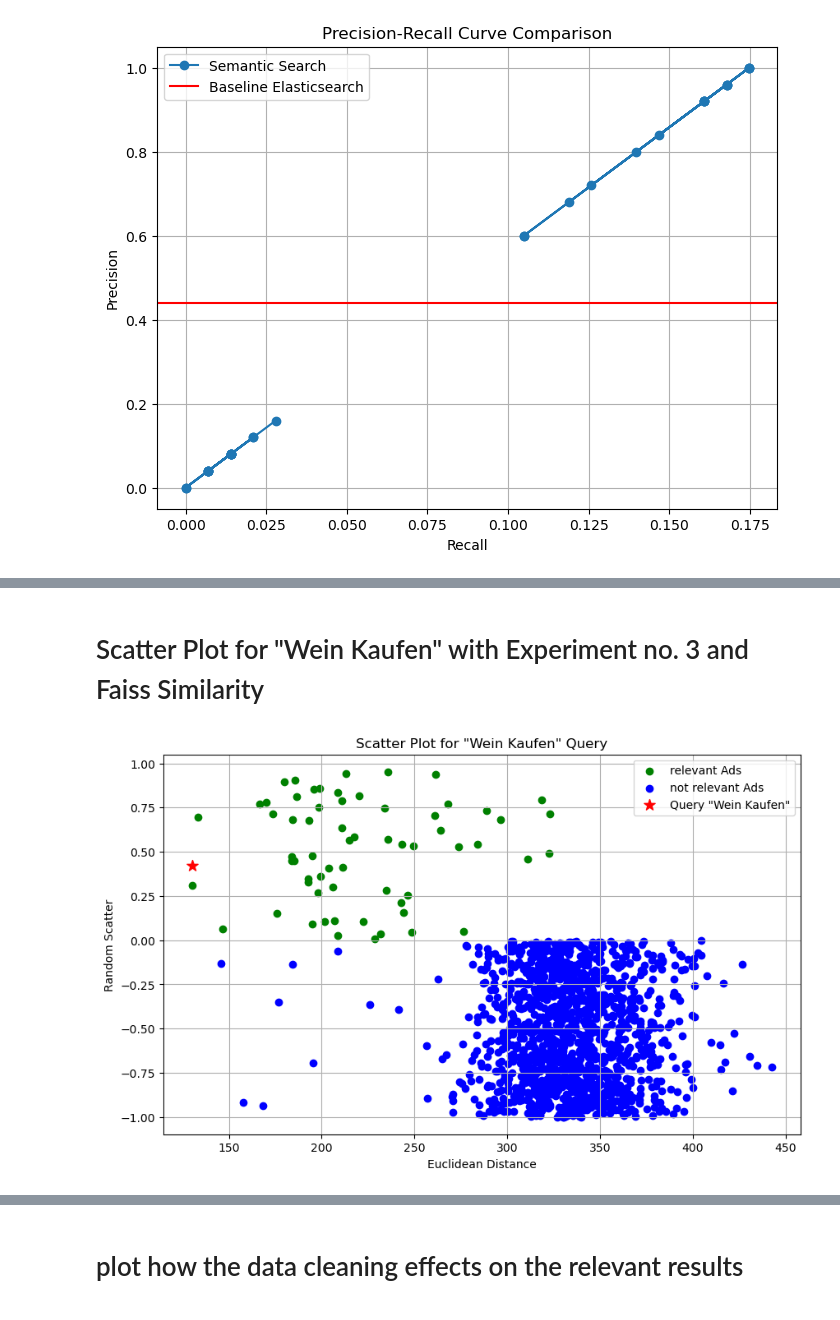
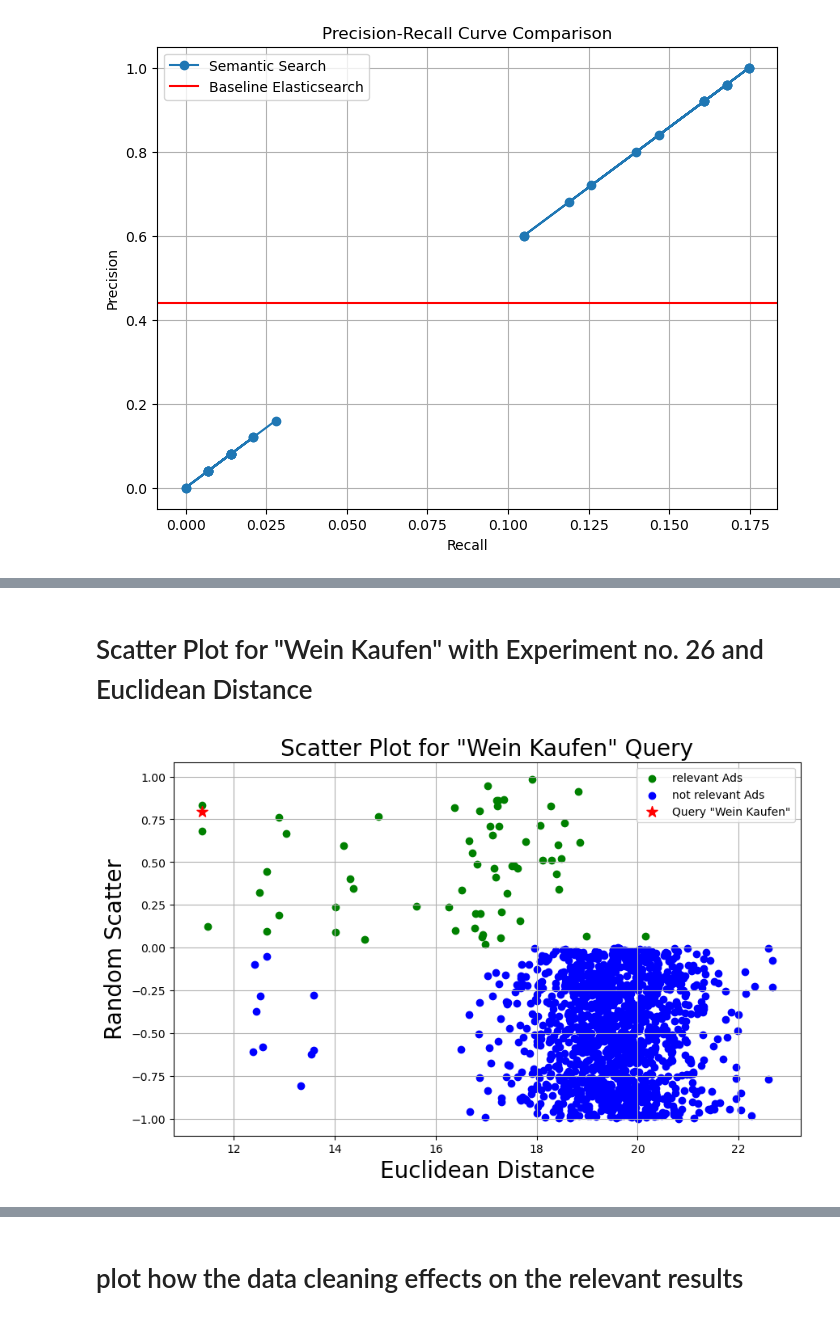
Before and after one commit to rihabalyasiri/semantic_search_on_search_engine, a Jupyter notebook: analysis.ipynb, the cells around one changed output, grey strips where cells are left out. Cells and saved outputs as stored; diff of their text form; code cells hidden in the pictures.

```diff
--- a/analysis.ipynb
+++ b/analysis.ipynb
@@ -804,7 +804,7 @@ import json
 import pandas as pd
 
 # Path to your JSON file
-file_path = './results/wein_kaufen/top_1425/Experiment_cos_sim_1.json'
+file_path = './data/Experiment_25_cosine_similarity.json'
 
 # Load JSON data from file
 with open(file_path, 'r') as file:
@@ -870,0 +860,34 @@ plt1.grid(True)
+# %%
+import matplotlib.pyplot as plt1
+import random
+
+
+# Extracting data for the plot
+x_values = []  # This will store cosine similarity values
+y_values = []  # This will store random values for scattering
+colors = []    # This will store color values
+
+max_similarity = 0
+
+for obj in data1:
+    cosine_similarity = obj.get('similarity', 0)
+    wein_kaufen = obj['wein_kaufen']
+    max_similarity = max(max_similarity, cosine_similarity)
+    x_values.append(cosine_similarity)
+    y_values.append(random.uniform(0, 1) if wein_kaufen else random.uniform(-1, 0))  # Random values for true/false
+    colors.append('green' if wein_kaufen else 'blue')  # Yellow for "wein_kaufen" = true, blue for false
+
+# Add the specific query with a large red circle
+x_query = [max_similarity]  # Maximum similarity value
+y_query = [random.uniform(0, 1)]
+
+# Creating the scatter plot
+plt1.figure(figsize=(10, 6))
+plt1.scatter(x_values, y_values, c=colors, label='relevant Ads')
+plt1.scatter(x_query, y_query, c='red', s=100, label='Query "wein kaufen"')  # Larger red circle for the specific query
+plt1.xlabel('Cosine Similarity', fontsize=20)
+plt1.ylabel('Random Scatter', fontsize=20)
+plt1.title('Scatter Plot for "Wein Kaufen" Query', fontsize=20)
+plt1.legend()
+plt1.grid(True)
+#plt1.show()
@@ -871,10 +896,10 @@ plt1.grid(True)
 # %% [markdown]
-# Scatter Plot for "Wein Kaufen" with Experiment no. 3 and Faiss Similarity
+# Scatter Plot for "Wein Kaufen" with Experiment no. 26 and Euclidean Distance
 # %%
 import json
 
 # Path to your JSON file
-file_path = './results/wein_kaufen/top_1425/Experiment_faiss_similarity.json'
+file_path = './data/Experiment_26_euclidean_distance.json'
 
 # Load JSON data from file
 with open(file_path, 'r') as file:
@@ -891,35 +916,35 @@ y_wein_kaufen = []  # Y-values for "wein_kaufen" = true (for scattering)
 y_other_ads = []    # This will store color values
 
 min_distance = float('inf')
 
 for obj in data2:
     distance = obj.get('similarity', 0)
     min_distance = min(min_distance, distance)
     wein_kaufen = obj['wein_kaufen']
 
     if wein_kaufen:
         x_wein_kaufen.append(distance)
         y_wein_kaufen.append(random.uniform(0, 1))  # Random scatter close to 0
     else:
         x_other_ads.append(distance)
         y_other_ads.append(random.uniform(-1, 0))
 
 # Add the specific query
 x_query = [min_distance]
 y_query = [random.uniform(0, 1)]  # Place it centrally on the Y-axis
 
 # Plotting
 plt2.figure(figsize=(10, 6))
 plt2.scatter(x_wein_kaufen, y_wein_kaufen, color='green', label='relevant Ads')
 plt2.scatter(x_other_ads, y_other_ads, color='blue', label='not relevant Ads')
 plt2.scatter(x_query, y_query, color='red', s=100, label='Query "Wein Kaufen"', marker='*')  # Star marker for the query
 
-plt2.xlabel('Euclidean Distance')
-plt2.ylabel('Random Scatter')
-plt2.title('Scatter Plot for "Wein Kaufen" Query')
+plt2.xlabel('Euclidean Distance', fontsize=20)
+plt2.ylabel('Random Scatter', fontsize=20)
+plt2.title('Scatter Plot for "Wein Kaufen" Query', fontsize=20)
 plt2.legend()
 plt2.grid(True)
 plt2.show()
 # %% [output]
-[figure, old version]
+[figure, new version]
 # %% [markdown]
```
Also changed, not shown: parts of 11 cells of this notebook, 5 other files.
